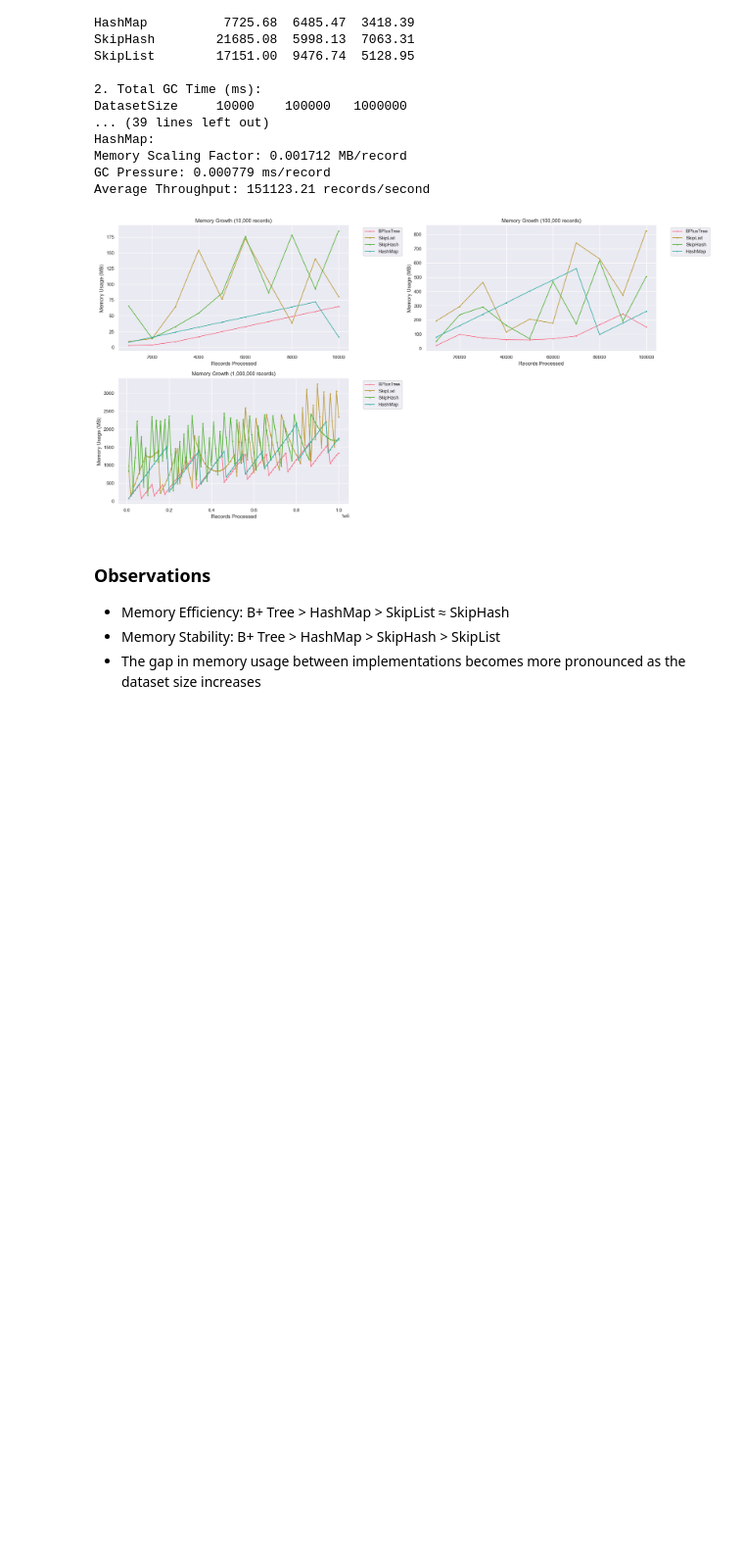
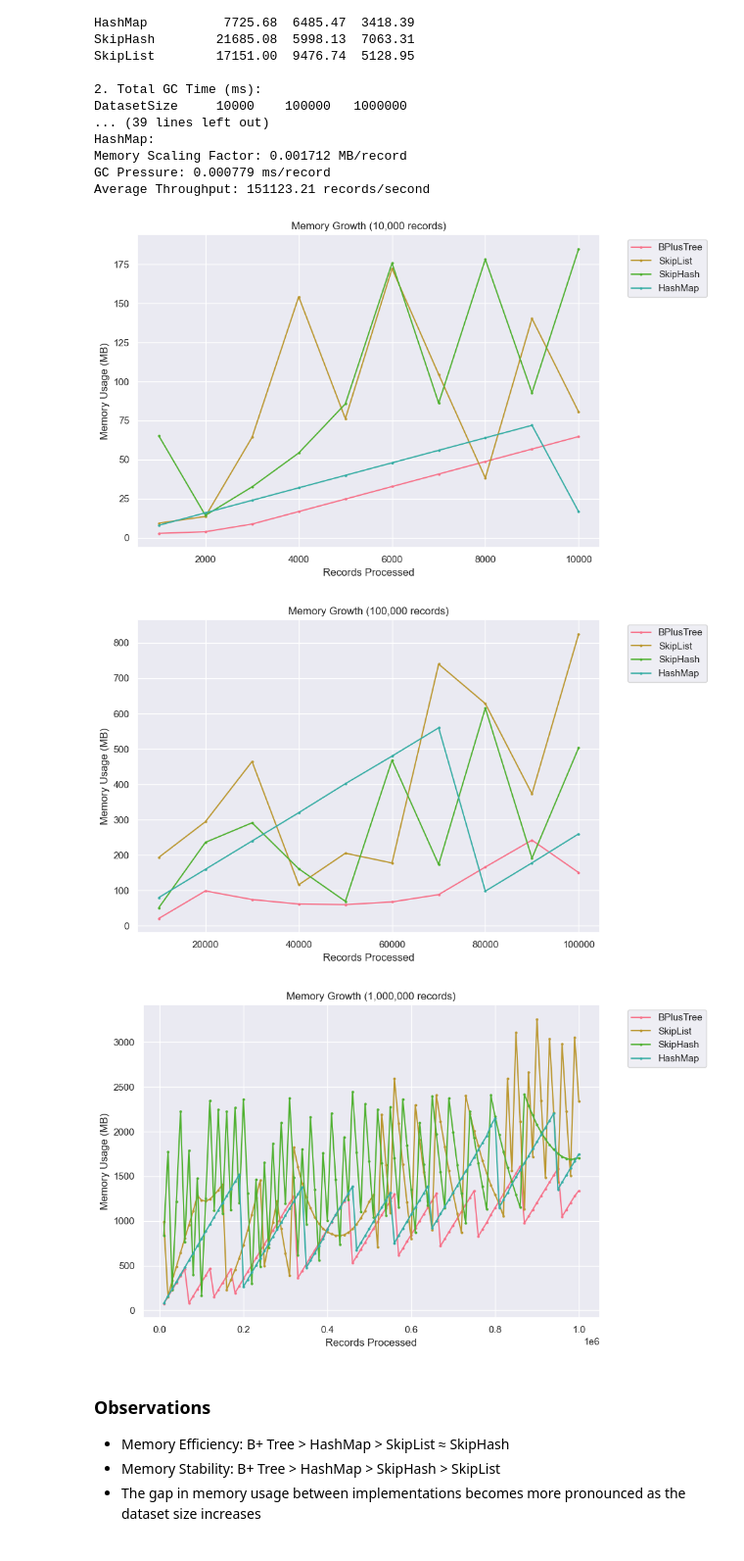
Before and after one commit to Xskullibur/CS201-SmuSQL, a Jupyter notebook: SmuSQL/src/main/java/edu/smu/smusql/analysis/visualization/memory-analysis.ipynb, the cells around one changed output. Shown at 98% size. Saved outputs shown, nothing was run; the diff lists cells and outputs as text; code cells hidden in the pictures; blank space fills up the shorter version.

Commit message:
Update memory measurement files and performance test documentation; remove outdated CSV and add new analysis

```diff
--- a/SmuSQL/src/main/java/edu/smu/smusql/analysis/visualization/memory-analysis.ipynb
+++ b/SmuSQL/src/main/java/edu/smu/smusql/analysis/visualization/memory-analysis.ipynb
@@ -5,8 +5,8 @@ import matplotlib.pyplot as plt
 import seaborn as sns
 
 # Read the CSV files
-detailed_df = pd.read_csv('results/memory_measurements_detailed.csv')
-summary_df = pd.read_csv('results/memory_measurements_summary.csv')
+detailed_df = pd.read_csv('results/past/memory_measurements_detailed.csv')
+summary_df = pd.read_csv('results/past/memory_measurements_summary.csv')
 # %%
 # Print summary statistics
 print("\nSummary Statistics:")
@@ -81,35 +81,33 @@ Average Throughput: 151123.21 records/second
 # %%
 # Set style
 plt.style.use('default')
 sns.set_theme(style="darkgrid")
 sns.set_palette("husl")
 
-# 1. Memory Growth Over Time
-plt.figure(figsize=(20, 10))
-num_plots = len(detailed_df['DatasetSize'].unique())
-num_cols = 2
-num_rows = (num_plots + 1) // num_cols
+for size in sorted(detailed_df['DatasetSize'].unique()):
+    data = detailed_df[detailed_df['DatasetSize'] == size]
 
-for i, size in enumerate(sorted(detailed_df['DatasetSize'].unique()), 1):
-    data = detailed_df[detailed_df['DatasetSize'] == size]
-    plt.subplot(num_rows, num_cols, i)
+    plt.figure(figsize=(10, 6))
 
     for impl in data['Implementation'].unique():
         impl_data = data[data['Implementation'] == impl]
         plt.plot(impl_data['RecordsProcessed'], impl_data['TotalMemoryMB'],
-                label=impl, marker='o', markersize=2)
+                 label=impl, marker='o', markersize=2)
 
     plt.title(f'Memory Growth ({size:,} records)')
     plt.xlabel('Records Processed')
     plt.ylabel('Memory Usage (MB)')
     plt.legend(bbox_to_anchor=(1.05, 1), loc='upper left')
     plt.grid(True)
 
-plt.tight_layout()
-plt.savefig(f'results/images/memory/memory_growth.png', bbox_inches='tight', dpi=300)
-plt.show()
+    # Save each plot as a separate PNG file
+    plt.tight_layout()
+    plt.savefig(f'results/images/memory/memory_growth_{size}.png', bbox_inches='tight', dpi=300)
+    plt.show()
 # %% [output]
-[figure, old version]
+[figure, new version]
+[figure, added]
+[figure, added]
 # %% [markdown]
 ### Observations
 - Memory Efficiency: B+ Tree > HashMap > SkipList ≈ SkipHash
```
Also changed, not shown: 31 other files.
